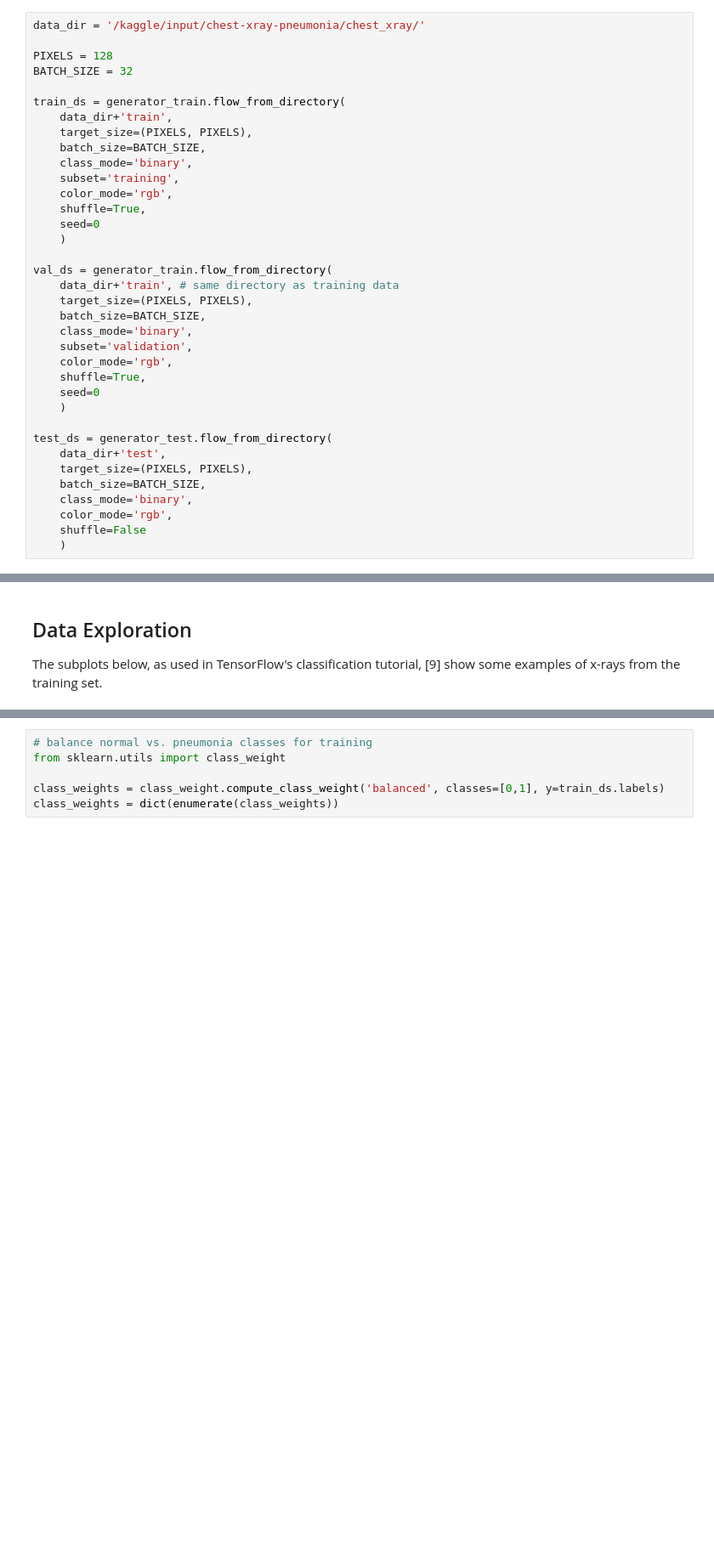
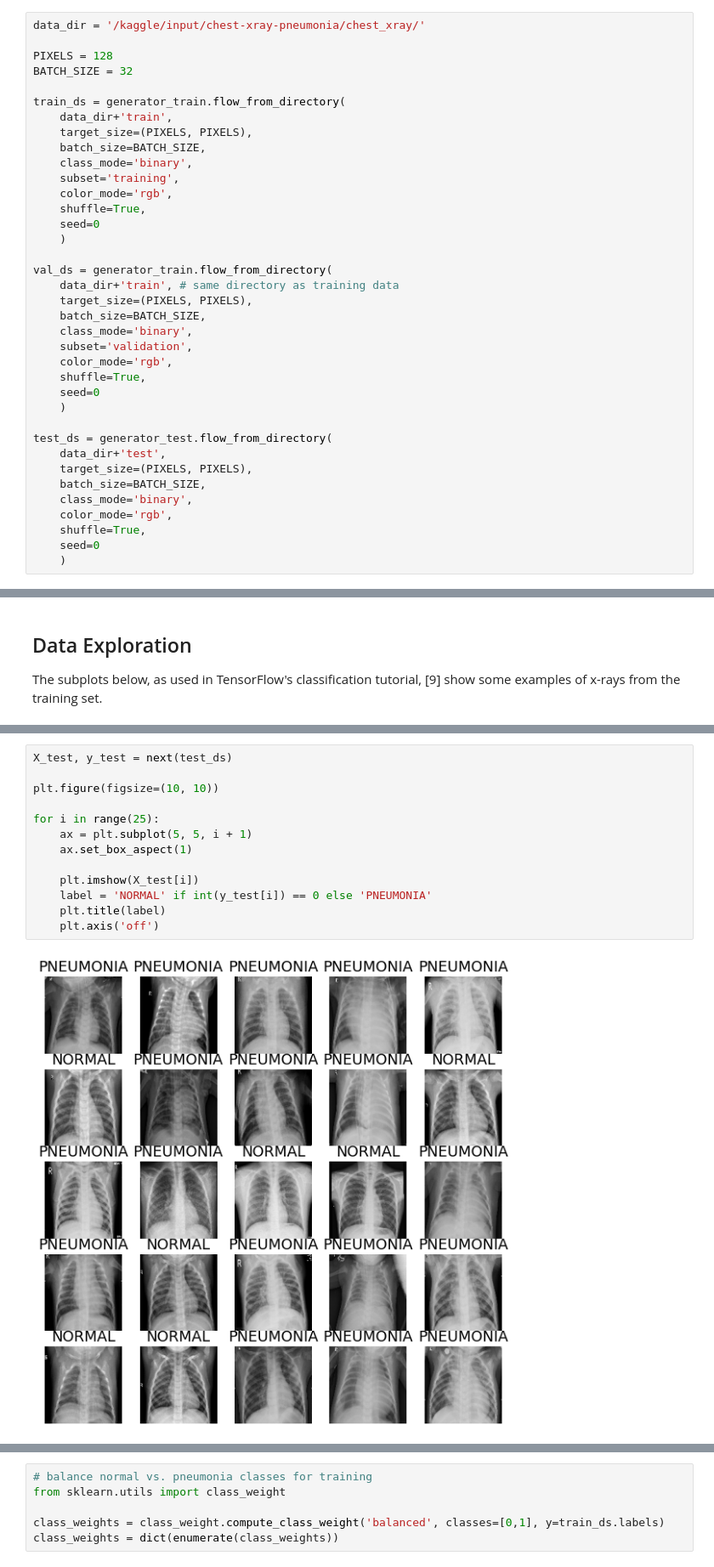
Before and after one commit to sepidehparhami/pneumonia-xray-cnn, a Jupyter notebook: pneumonia.ipynb, the cells around one changed output, grey strips where cells are left out. Shown at 85% size. Drawn from its saved outputs; the diff is of its cells as text; blank space fills up the shorter version.

```diff
--- a/pneumonia.ipynb
+++ b/pneumonia.ipynb
@@ -69,7 +69,8 @@ test_ds = generator_test.flow_from_directory(
     batch_size=BATCH_SIZE,
     class_mode='binary',
     color_mode='rgb',
-    shuffle=False
+    shuffle=True,
+    seed=0
     )
 # %% [output]
 Found 4173 images belonging to 2 classes.
@@ -131,3 +132,18 @@ for i in range(25):
+# %%
+X_test, y_test = next(test_ds)
+
+plt.figure(figsize=(10, 10))
+
+for i in range(25):
+    ax = plt.subplot(5, 5, i + 1)
+    ax.set_box_aspect(1)
+
+    plt.imshow(X_test[i])
+    label = 'NORMAL' if int(y_test[i]) == 0 else 'PNEUMONIA'
+    plt.title(label)
+    plt.axis('off')
+# %% [output]
+[figure, added]
 # %% [markdown]
 ## Model Training
 Keras Tuner is used to create and randomly search a search space of neural network models with varying hyperparameter values. Here, the number of neurons in each layer is varied. The resources in [10] and [11] contain some guidance about how to specify hyperparameter values using the `HyperModel` object from Keras Tuner and the documentation in [12] explains the base `Tuner` class from which specific tuners like `RandomSearch` inherit.
```
Also changed, not shown: parts of 3 cells of this notebook, 1 other file.
